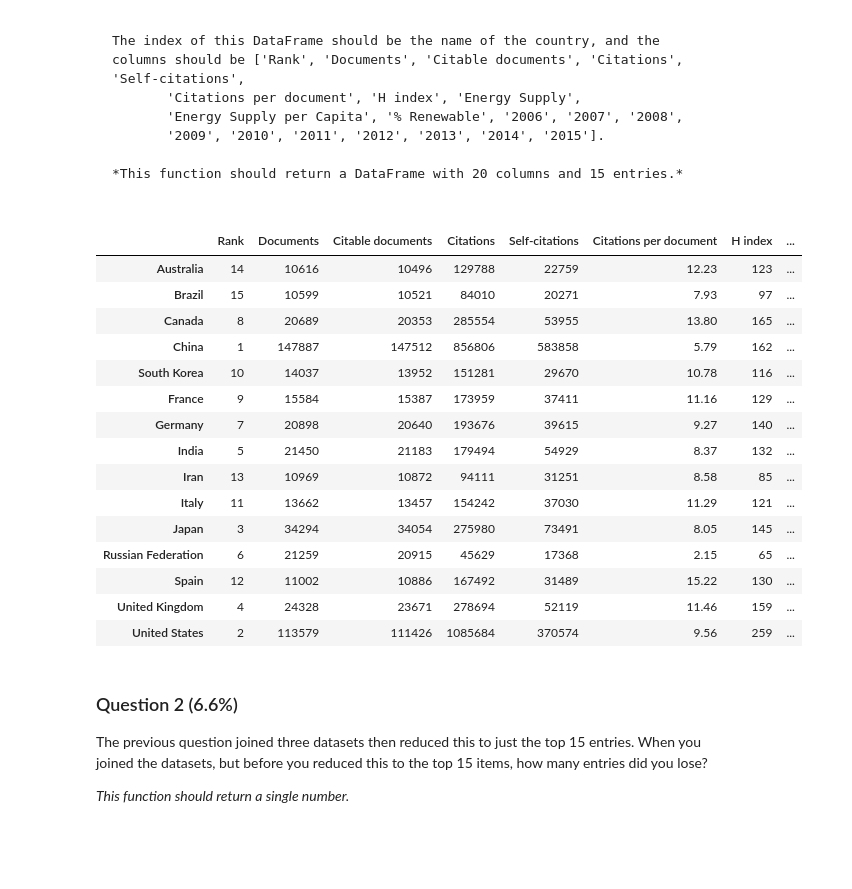
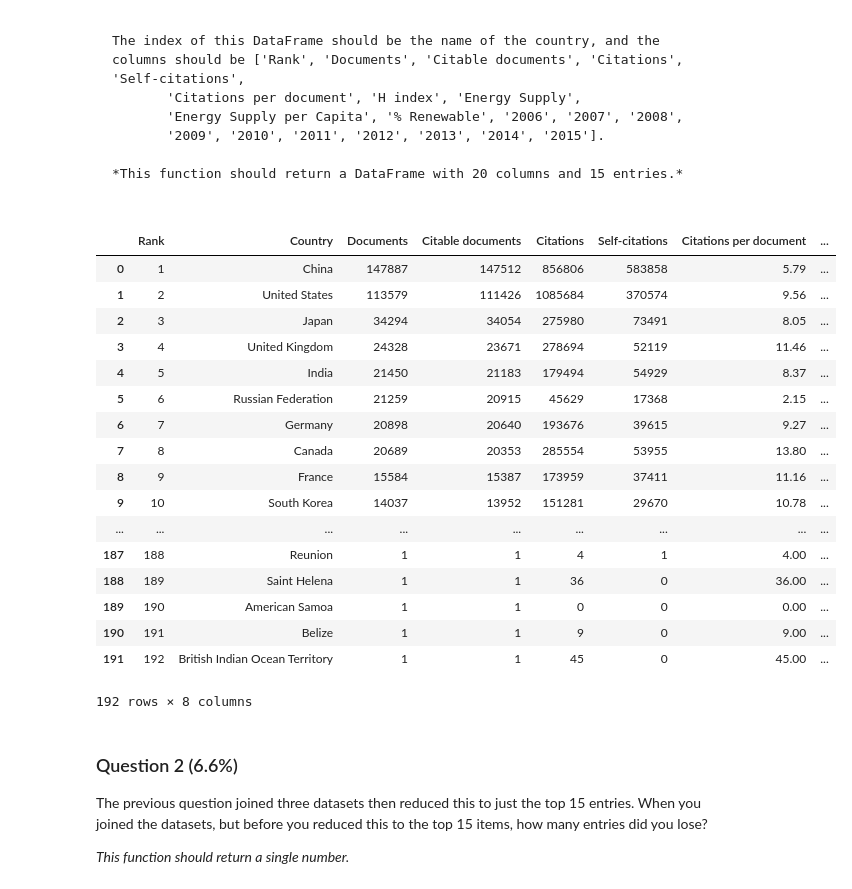
Before and after one commit to nummy/exec, a Jupyter notebook: pandas/Question.ipynb, the cells around one changed output. Saved outputs shown, nothing was run; the diff lists cells and outputs as text; code cells hidden in the pictures; blank space fills up the shorter version.

```diff
--- a/pandas/Question.ipynb
+++ b/pandas/Question.ipynb
@@ -82,50 +82,52 @@ def get_energy():
     energy  = energy.iloc[16:243, 2:]
     energy.columns = ['Country', 'Energy Supply', 'Energy Supply per Capita', '% Renewable']
     energy["Energy Supply"][16]
     for i in range(16,243):
         if energy["Energy Supply"][i] == "...":
             energy["Energy Supply"][i] = np.NaN
         for k, v in dicts.items():
             if k in energy["Country"][i]:
                 energy["Country"][i] = dicts[k]
         energy["Country"][i] = energy["Country"][i].strip("0123456789")
         energy["Country"][i] =  re.sub(r"\(.*\)", "" , energy["Country"][i]).strip()
     energy["Energy Supply"] = energy["Energy Supply"]*1000000
     energy.index = range(0, 243-16)
     return energy
 
 
 def get_GDP():
     GDP = pd.read_csv("world_bank.csv", skiprows=4)
     dicts = {"Korea, Rep.": "South Korea",
          "Iran, Islamic Rep.": "Iran",
          "Hong Kong SAR, China": "Hong Kong"}
     GDP["Country Name"] = GDP["Country Name"].replace(dicts)
     return GDP
 
 def get_ScimEn():
     ScimEn = pd.read_excel("scimagojr-3.xlsx", sheetname="Sheet1")
     return ScimEn
 
 data  = answer_one()
-data
+get_ScimEn()
 # %% [output]
-|  | Rank | Documents | Citable documents | Citations | Self-citations | Citations per document | H index | ... |
-| Australia | 14 | 10616 | 10496 | 129788 | 22759 | 12.23 | 123 | ... |
-| Brazil | 15 | 10599 | 10521 | 84010 | 20271 | 7.93 | 97 | ... |
-| Canada | 8 | 20689 | 20353 | 285554 | 53955 | 13.80 | 165 | ... |
-| China | 1 | 147887 | 147512 | 856806 | 583858 | 5.79 | 162 | ... |
-| South Korea | 10 | 14037 | 13952 | 151281 | 29670 | 10.78 | 116 | ... |
-| France | 9 | 15584 | 15387 | 173959 | 37411 | 11.16 | 129 | ... |
-| Germany | 7 | 20898 | 20640 | 193676 | 39615 | 9.27 | 140 | ... |
-| India | 5 | 21450 | 21183 | 179494 | 54929 | 8.37 | 132 | ... |
-| Iran | 13 | 10969 | 10872 | 94111 | 31251 | 8.58 | 85 | ... |
-| Italy | 11 | 13662 | 13457 | 154242 | 37030 | 11.29 | 121 | ... |
-| Japan | 3 | 34294 | 34054 | 275980 | 73491 | 8.05 | 145 | ... |
-| Russian Federation | 6 | 21259 | 20915 | 45629 | 17368 | 2.15 | 65 | ... |
-| Spain | 12 | 11002 | 10886 | 167492 | 31489 | 15.22 | 130 | ... |
-| United Kingdom | 4 | 24328 | 23671 | 278694 | 52119 | 11.46 | 159 | ... |
-| United States | 2 | 113579 | 111426 | 1085684 | 370574 | 9.56 | 259 | ... |
+|  | Rank | Country | Documents | Citable documents | Citations | Self-citations | Citations per document | ... |
+| 0 | 1 | China | 147887 | 147512 | 856806 | 583858 | 5.79 | ... |
+| 1 | 2 | United States | 113579 | 111426 | 1085684 | 370574 | 9.56 | ... |
+| 2 | 3 | Japan | 34294 | 34054 | 275980 | 73491 | 8.05 | ... |
+| 3 | 4 | United Kingdom | 24328 | 23671 | 278694 | 52119 | 11.46 | ... |
+| 4 | 5 | India | 21450 | 21183 | 179494 | 54929 | 8.37 | ... |
+| 5 | 6 | Russian Federation | 21259 | 20915 | 45629 | 17368 | 2.15 | ... |
+| 6 | 7 | Germany | 20898 | 20640 | 193676 | 39615 | 9.27 | ... |
+| 7 | 8 | Canada | 20689 | 20353 | 285554 | 53955 | 13.80 | ... |
+| 8 | 9 | France | 15584 | 15387 | 173959 | 37411 | 11.16 | ... |
+| 9 | 10 | South Korea | 14037 | 13952 | 151281 | 29670 | 10.78 | ... |
+| ... | ... | ... | ... | ... | ... | ... | ... | ... |
+| 187 | 188 | Reunion | 1 | 1 | 4 | 1 | 4.00 | ... |
+| 188 | 189 | Saint Helena | 1 | 1 | 36 | 0 | 36.00 | ... |
+| 189 | 190 | American Samoa | 1 | 1 | 0 | 0 | 0.00 | ... |
+| 190 | 191 | Belize | 1 | 1 | 9 | 0 | 9.00 | ... |
+| 191 | 192 | British Indian Ocean Territory | 1 | 1 | 45 | 0 | 45.00 | ... |
+192 rows × 8 columns
 # %% [markdown]
 ### Question 2 (6.6%)
 The previous question joined three datasets then reduced this to just the top 15 entries. When you joined the datasets, but before you reduced this to the top 15 items, how many entries did you lose?
```
Also changed, not shown: parts of 12 cells of this notebook, 13 other files.
